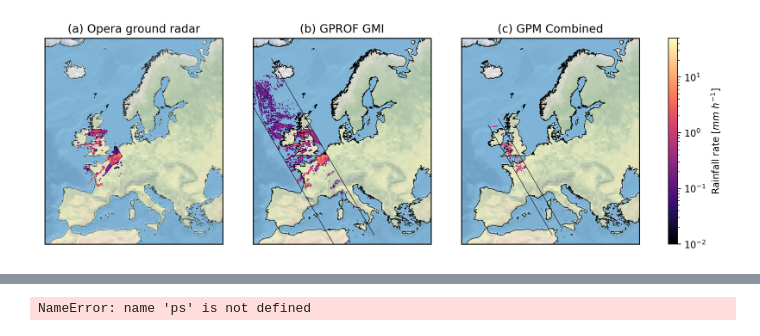
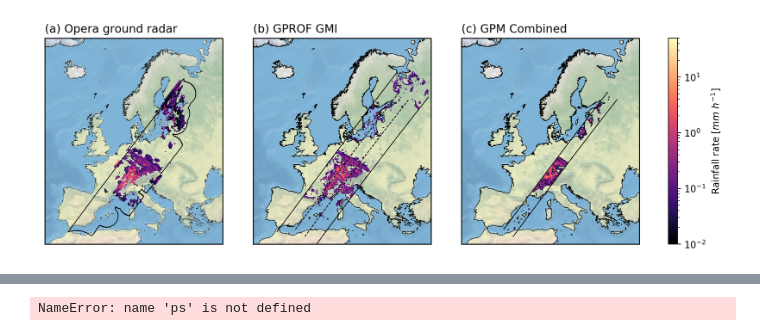
Before and after one commit to simonpf/gpm_article, a Jupyter notebook: notebooks/colocations.ipynb, the cells around one changed output, grey strips where cells are left out. Saved outputs shown, nothing was run; the diff lists cells and outputs as text; code cells hidden in the pictures.

```diff
--- a/notebooks/colocations.ipynb
+++ b/notebooks/colocations.ipynb
@@ -17,6 +14,6 @@ The autoreload extension is already loaded. To reload it, use:
 # %%
 f = Dataset("../data/2019_10.nc")
 # %%
-plot_colocation(f, 1)
+plot_colocation(f, 32)
 # %% [output]
-[figure, old version]
+[figure, new version]
```
Also changed, not shown: parts of 12 cells of this notebook, 4 other files.
